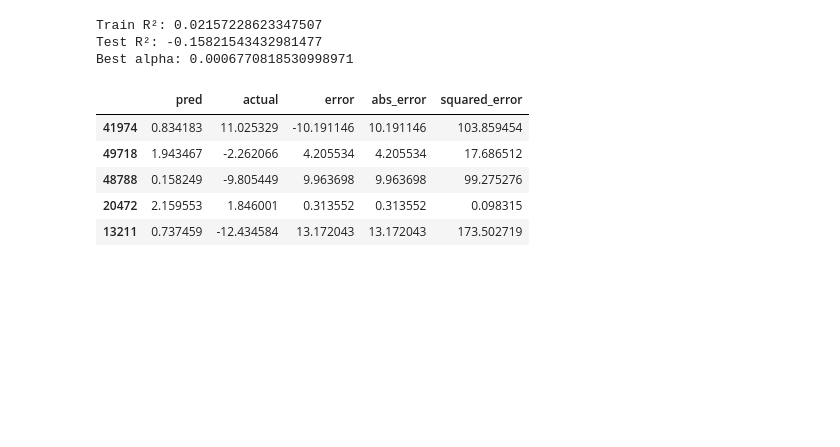
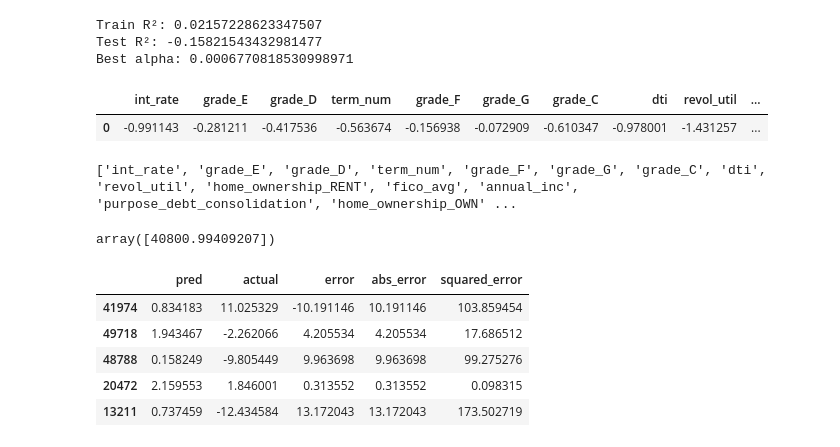
Before and after one commit to ol021/ml-api-project, a Jupyter notebook: Bucknell_Lending_Club_HistoricalLoan_Data.ipynb, the cells around one changed output. Drawn from its saved outputs; the diff is of its cells as text; code cells hidden in the pictures; blank space fills up the shorter version.

```diff
--- a/Bucknell_Lending_Club_HistoricalLoan_Data.ipynb
+++ b/Bucknell_Lending_Club_HistoricalLoan_Data.ipynb
@@ -885,3 +882,15 @@ print("Best alpha:", lasso_cv.alpha_)
 Train R²: 0.02157228623347507
 Test R²: -0.15821543432981477
 Best alpha: 0.0006770818530998971
+# %%
+
+d_f = pd.read_csv("fname.csv")
+# %%
+d_f
+# %% [output]
+|  | int_rate | grade_E | grade_D | term_num | grade_F | grade_G | grade_C | dti | revol_util | ... |
+| 0 | -0.991143 | -0.281211 | -0.417536 | -0.563674 | -0.156938 | -0.072909 | -0.610347 | -0.978001 | -1.431257 | ... |
+# %%
+print(train_X_std.columns.tolist())
+# %% [output]
+['int_rate', 'grade_E', 'grade_D', 'term_num', 'grade_F', 'grade_G', 'grade_C', 'dti', 'revol_util', 'home_ownership_RENT', 'fico_avg', 'annual_inc', 'purpose_debt_consolidation', 'home_ownership_OWN' ...
@@ -888,3 +899,7 @@ Best alpha: 0.0006770818530998971
+# %%
+lass
+# %% [output]
+array([40800.99409207])
 # %%
 results_df = pd.DataFrame({
     'pred': lasso_test_pred,
```
Also changed, not shown: parts of 16 cells of this notebook, 3 other files.
